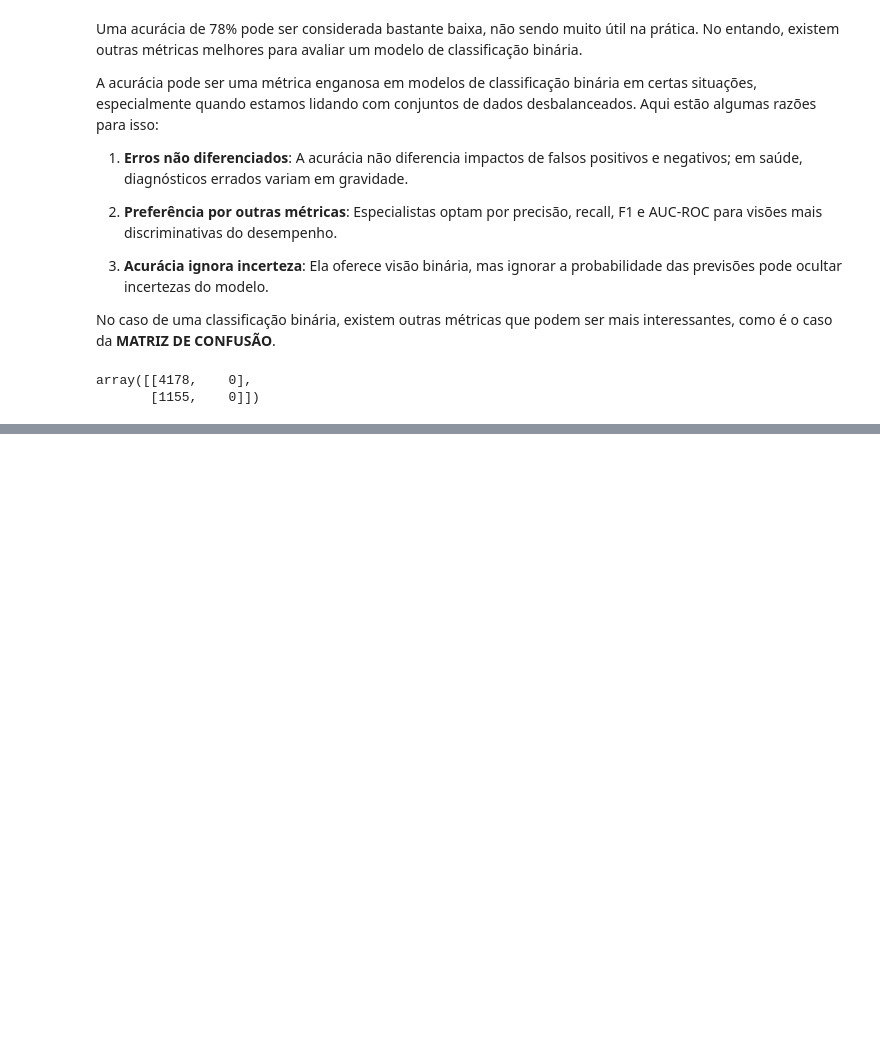
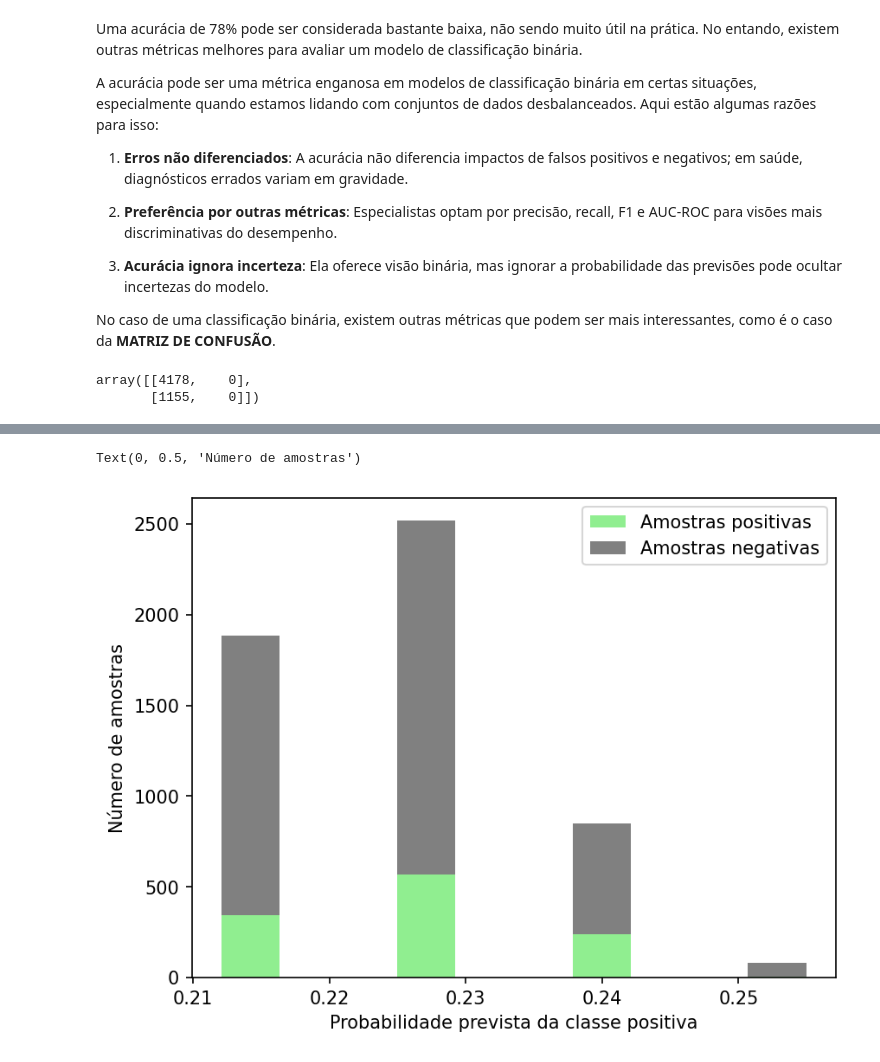
Before and after one commit to marcosvnespolo/Previsao_Inadimplencia, a Jupyter notebook: Previsão_Inadimplência.ipynb, the cells around one changed output, grey strips where cells are left out. Cells and saved outputs as stored; diff of their text form; code cells hidden in the pictures; blank space fills up the shorter version.

```diff
--- a/Previsão_Inadimplência.ipynb
+++ b/Previsão_Inadimplência.ipynb
@@ -1064,0 +1129,11 @@ array([[4178,    0],
+# %%
+pos_sample_pos_proba = pos_proba[y_test==1]
+neg_sample_pos_proba = pos_proba[y_test==0]
+# %%
+plt.hist([pos_sample_pos_proba, neg_sample_pos_proba], histtype='barstacked', color=['lightgreen', 'grey'])
+plt.legend(['Amostras positivas', 'Amostras negativas'])
+plt.xlabel('Probabilidade prevista da classe positiva')
+plt.ylabel('Número de amostras')
+# %% [output]
+Text(0, 0.5, 'Número de amostras')
+[figure, added]
```
Also changed, not shown: parts of 13 cells of this notebook.
